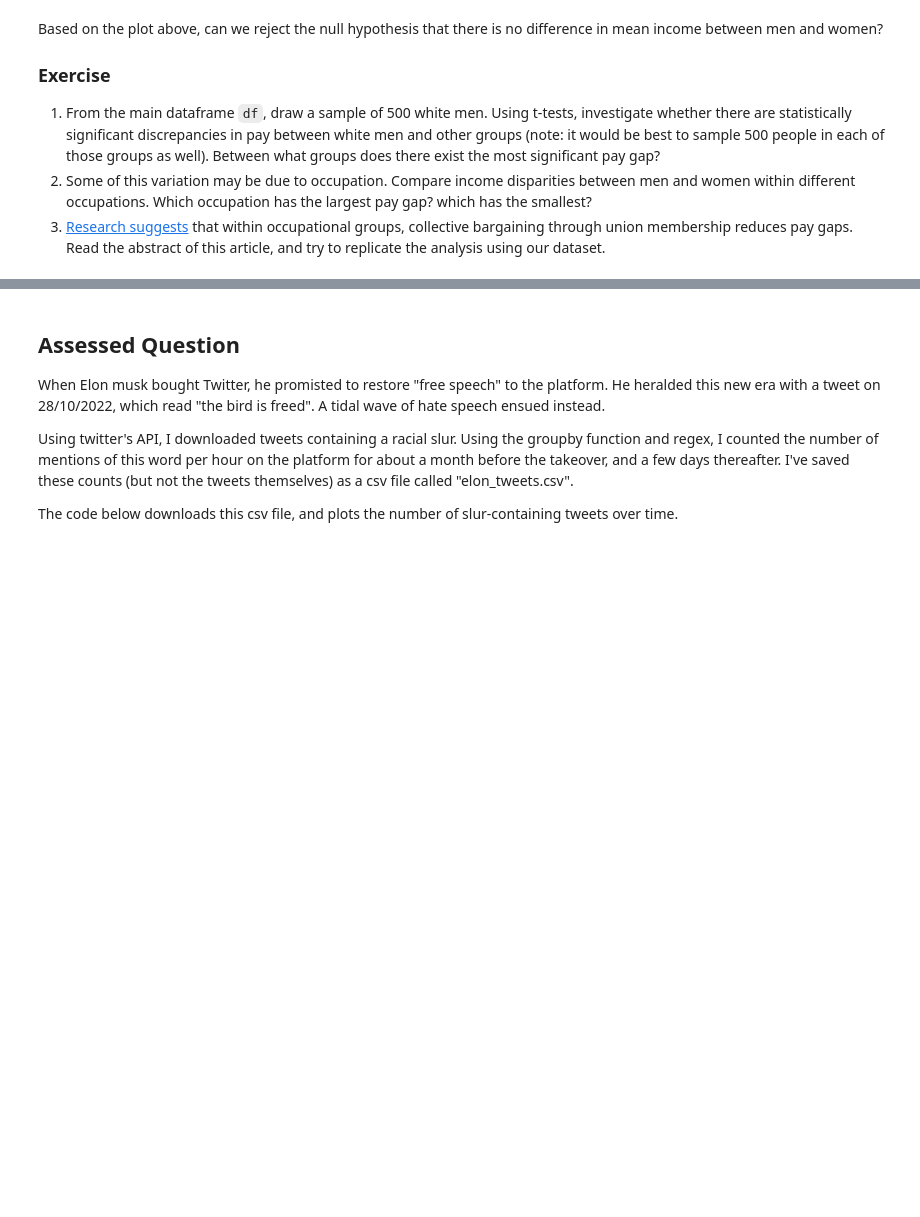
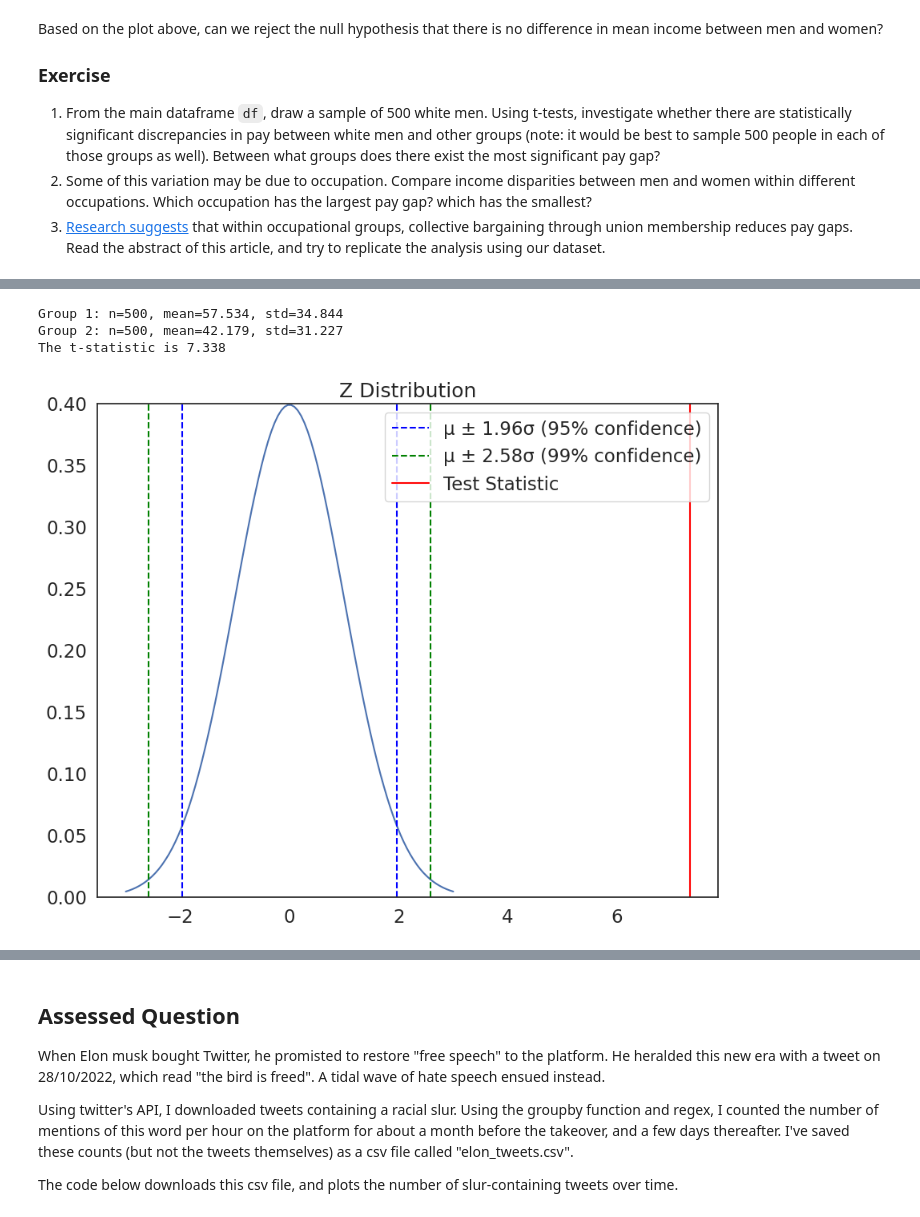
Before and after one commit to joe-lrrde/QM2, a Jupyter notebook: notebooks/W06. Hypothesis Testing.ipynb, the cells around one changed output, grey strips where cells are left out. Cells and saved outputs as stored; diff of their text form; code cells hidden in the pictures; blank space fills up the shorter version.

```diff
--- a/notebooks/W06. Hypothesis Testing.ipynb
+++ b/notebooks/W06. Hypothesis Testing.ipynb
@@ -286,0 +305,8 @@ Based on the plot above, can we reject the null hypothesis that there is no diff
+# %%
+h=manual_ttest(white_men['income'], hispanic_men['income'])
+plot_z(h)
+# %% [output]
+Group 1: n=500, mean=57.534, std=34.844
+Group 2: n=500, mean=42.179, std=31.227
+The t-statistic is 7.338
+[figure, added]
```
Also changed, not shown: parts of 17 cells of this notebook.
